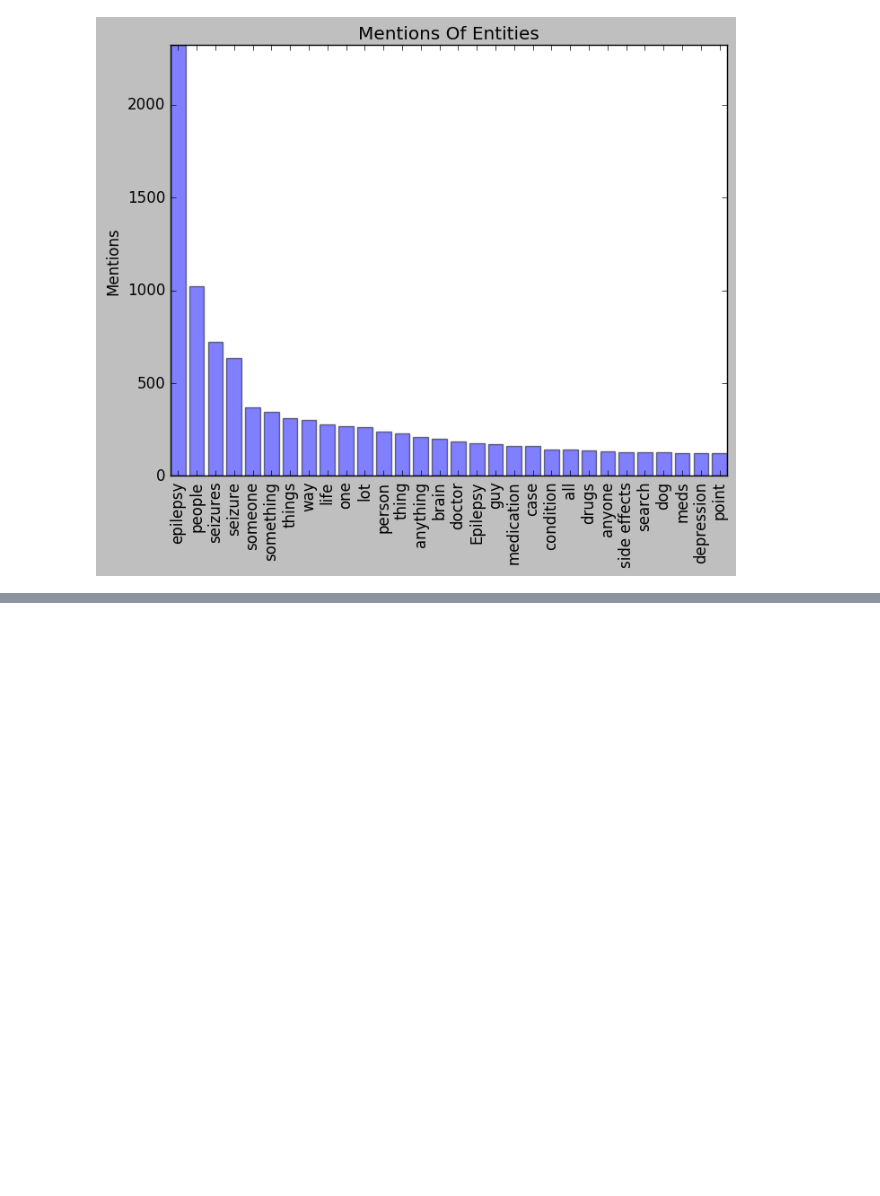
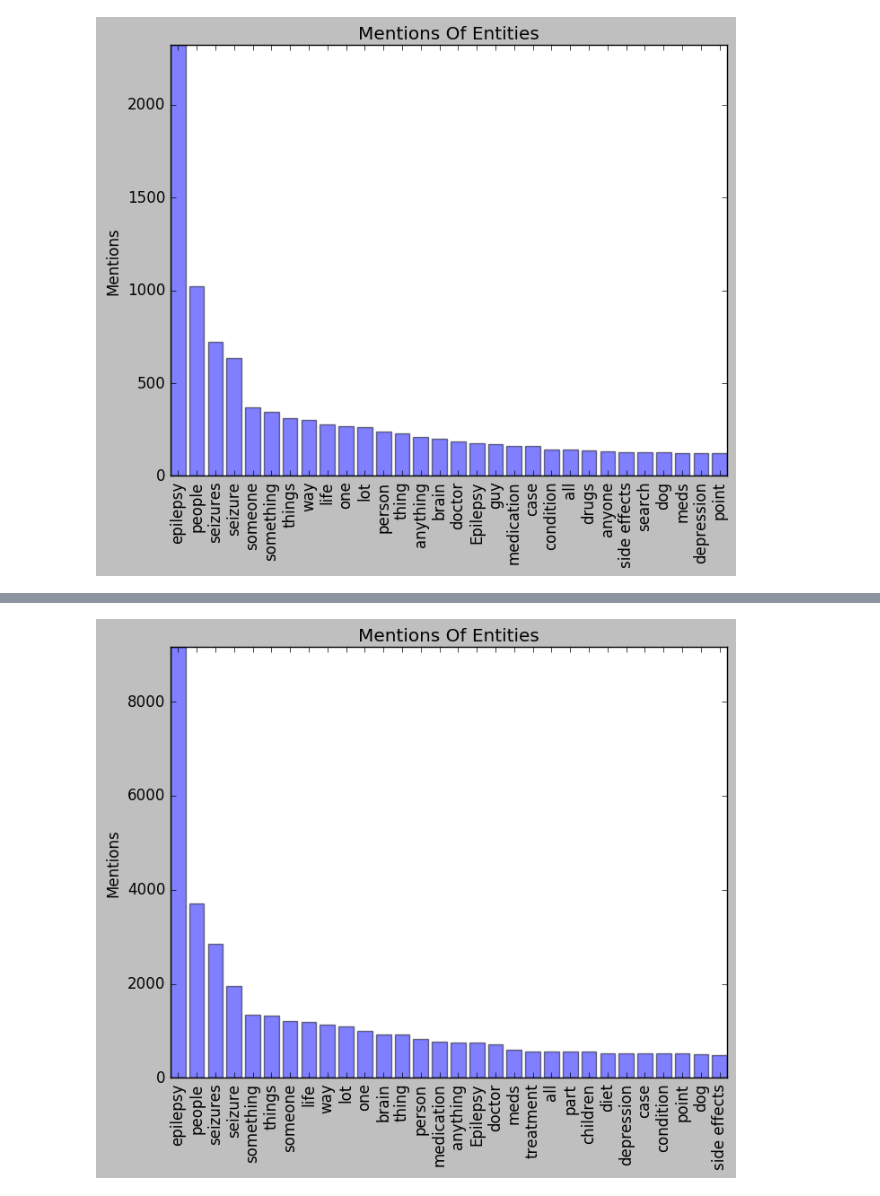
Before and after one commit to dmonnerat/reddit-comment-NLP, a Jupyter notebook: Reddit Comments March 2017.ipynb, the cells around one changed output, grey strips where cells are left out. Drawn from its saved outputs; the diff is of its cells as text; code cells hidden in the pictures; blank space fills up the shorter version.

```diff
--- a/Reddit Comments March 2017.ipynb
+++ b/Reddit Comments March 2017.ipynb
@@ -359,0 +513,28 @@ plt.show()
+# %%
+with open('C:\\Users\\yourusername\\Downloads\\entities_q1.json', 'rb') as f:
+    data = f.readlines()
+
+data = map(lambda x: x.rstrip(), data)
+
+data_json_str = "[" + ','.join(data) + "]"
+
+data_df = pd.read_json(data_json_str)
+
+reddit_adjective_data = graphlab.SFrame(data_df)
+reddit_adjective_data = reddit_adjective_data.topk('usage_count',k=30)
+plt.rcdefaults()
+reddit_adjective_data.dropna()
+objects = reddit_adjective_pos_data['entities_name']
+y_pos = np.arange(len(objects))
+performance = reddit_adjective_pos_data['usage_count']
+
+plt.bar(y_pos, performance, alpha=0.5, align="center")
+plt.xticks(y_pos, objects, rotation="vertical", ha="center")
+plt.ylabel('Mentions')
+plt.title('Mentions Of Entities')
+
+plt.axis('tight')
+
+plt.show()
+# %% [output]
+[figure, added]
```
Also changed, not shown: parts of 4 cells of this notebook, 2 other files.
